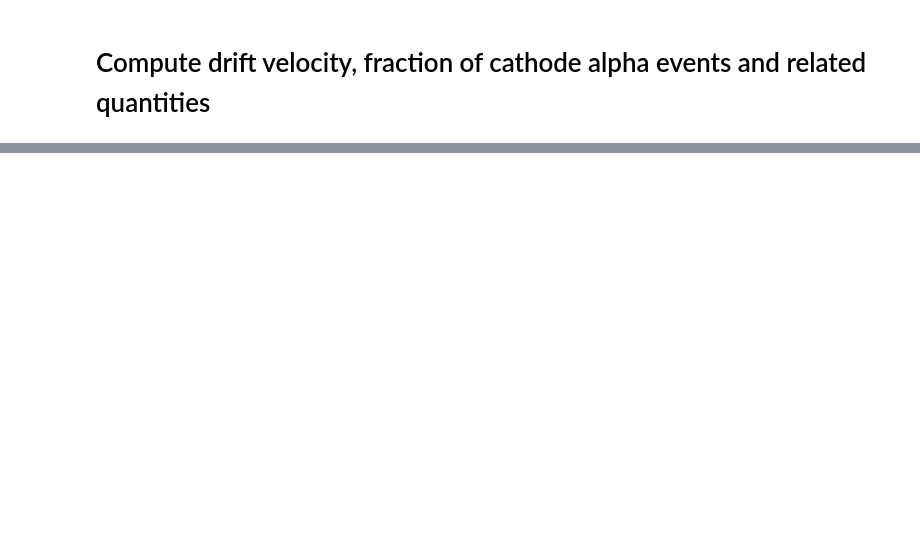
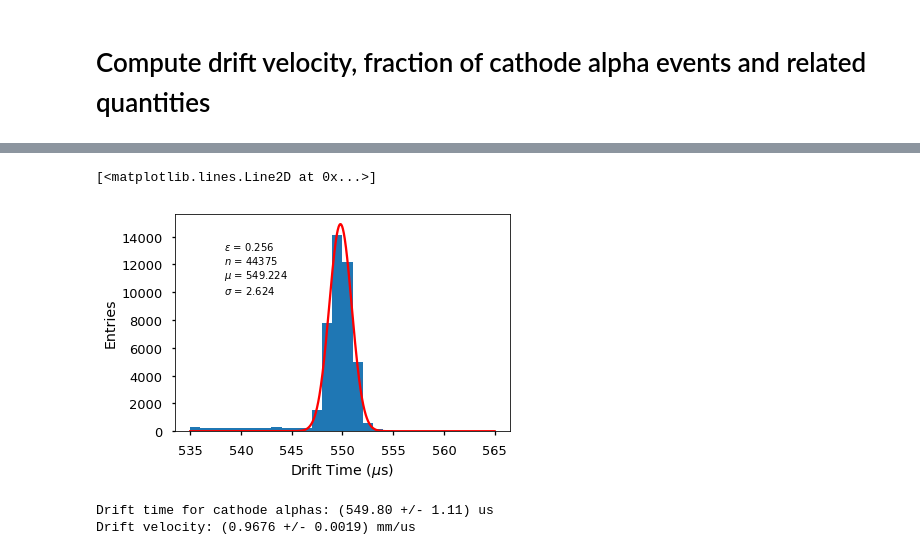
Before and after one commit to msorel/ICARO, a Jupyter notebook: icaro/analysis/AlphaAnalysis/ComputeDriftVelocity.ipynb, the cells around one changed output, grey strips where cells are left out. Drawn from its saved outputs; the diff is of its cells as text; code cells hidden in the pictures; blank space fills up the shorter version.

```diff
--- a/icaro/analysis/AlphaAnalysis/ComputeDriftVelocity.ipynb
+++ b/icaro/analysis/AlphaAnalysis/ComputeDriftVelocity.ipynb
@@ -169,18 +206,24 @@ print(fitResult)
 # %%
 # Draw the drift time histogram with fit superimposed
-hst.hist(data.DT, 30, (535, 565), stats=optStat, xylabels=('Drift Time ($\mu$s)','Entries'));
-fitPoints = np.linspace(535.,565.,1000)
+hst.hist(data.DT, 30, (minDriftTime, maxDriftTime), stats=optStat, xylabels=('Drift Time ($\mu$s)', 'Entries'));
+fitPoints = np.linspace(minDriftTime,maxDriftTime, 1000)
 plt.plot(fitPoints, fitResult.fn(fitPoints), 'r')
+# %% [output]
+[<matplotlib.lines.Line2D at 0x...>]
+[figure, added]
 # %%
 # Grab fit results for gaussian peak position -> drift velocity
 driftTime = fitResult.values[1]
 # Conservative approach: take as error the gaussian width, as opposed to the fit error on the peak position
 errDriftTime = fitResult.values[2]
-cathodePos = 532. # mm
-driftVelocity = cathodePos/driftTime
+cathodePos = 532 # mm
+driftVelocity = cathodePos / driftTime
 errDriftVelocity = cathodePos*errDriftTime / (driftTime*driftTime)
 print('Drift time for cathode alphas: (%.2f +/- %.2f) us' %(driftTime, errDriftTime))
 print('Drift velocity: (%.4f +/- %.4f) mm/us' %(driftVelocity, errDriftVelocity))
+# %% [output]
+Drift time for cathode alphas: (549.80 +/- 1.11) us
+Drift velocity: (0.9676 +/- 0.0019) mm/us
 # %%
 # Grab fit results for gaussian normalization -> fraction of cathode alphas
 numCathodeAlphas = fitResult.values[0]
```
Also changed, not shown: parts of 13 cells of this notebook, 1 other file.
